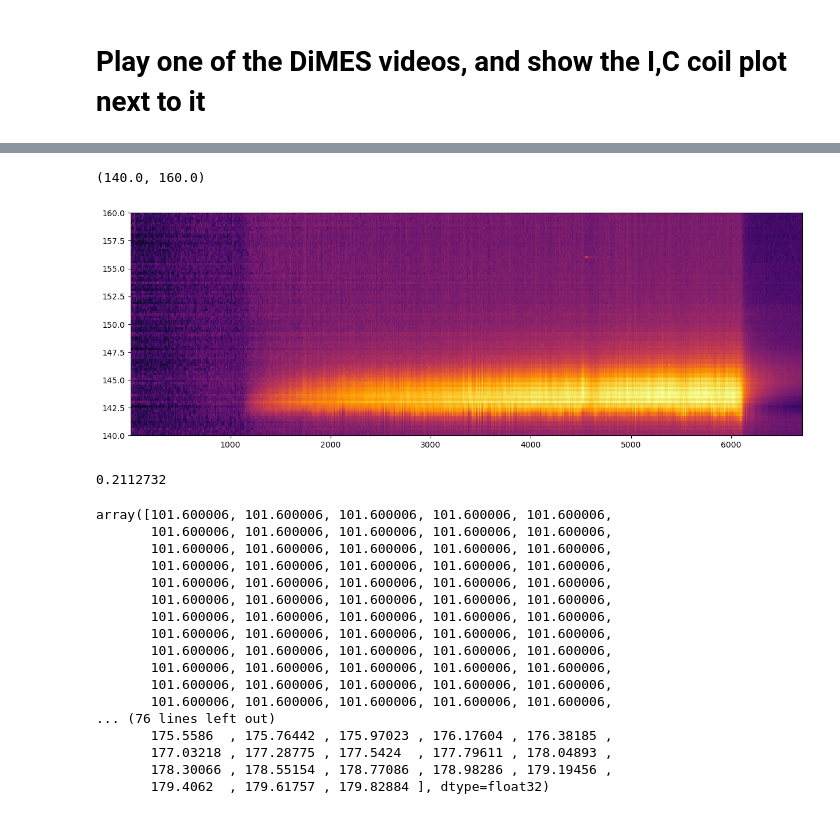
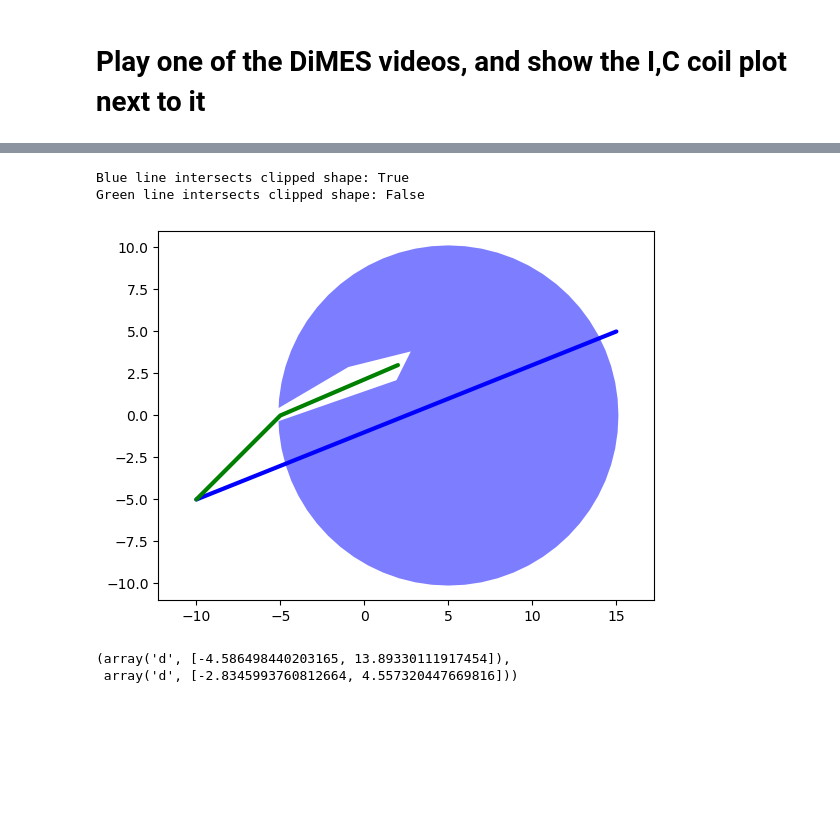
Before and after one commit to as-maan/sol_efc, a Jupyter notebook: DiMES.ipynb, the cells around one changed output, grey strips where cells are left out. Cells and saved outputs as stored; diff of their text form; code cells hidden in the pictures; blank space fills up the shorter version.

```diff
--- a/DiMES.ipynb
+++ b/DiMES.ipynb
@@ -112,37 +134,35 @@ fig.tight_layout()
-# %%
-import read
-import matplotlib.pyplot as plt
-import numpy as np
-x,pos,t,units = read.two_d(192963,'irtvq2dr2')
-# plot the data
-fig, ax = plt.subplots(1,figsize=(15,5))
-ax.pcolormesh(pos,t,np.transpose(x),cmap='inferno')
-# ylim 140 and above
-ax.set_ylim([140,160])
-# %% [output]
-(140.0, 160.0)
-[figure, removed]
-# %%
-t[-1]-t[-2]
-# %% [output]
-0.2112732
-# %%
-t
-# %% [output]
-array([101.600006, 101.600006, 101.600006, 101.600006, 101.600006,
-       101.600006, 101.600006, 101.600006, 101.600006, 101.600006,
-       101.600006, 101.600006, 101.600006, 101.600006, 101.600006,
-       101.600006, 101.600006, 101.600006, 101.600006, 101.600006,
-       101.600006, 101.600006, 101.600006, 101.600006, 101.600006,
-       101.600006, 101.600006, 101.600006, 101.600006, 101.600006,
-       101.600006, 101.600006, 101.600006, 101.600006, 101.600006,
-       101.600006, 101.600006, 101.600006, 101.600006, 101.600006,
-       101.600006, 101.600006, 101.600006, 101.600006, 101.600006,
-       101.600006, 101.600006, 101.600006, 101.600006, 101.600006,
-       101.600006, 101.600006, 101.600006, 101.600006, 101.600006,
-       101.600006, 101.600006, 101.600006, 101.600006, 101.600006,
-... (76 lines left out)
-       175.5586  , 175.76442 , 175.97023 , 176.17604 , 176.38185 ,
-       177.03218 , 177.28775 , 177.5424  , 177.79611 , 178.04893 ,
-       178.30066 , 178.55154 , 178.77086 , 178.98286 , 179.19456 ,
-       179.4062  , 179.61757 , 179.82884 ], dtype=float32)
+# %%
+# https://stackoverflow.com/questions/6050392/determine-if-a-line-segment-intersects-a-polygon
+# modified for python 3, incl. fixes
+import numpy as np
+import matplotlib.pyplot as plt
+import shapely.geometry
+
+circle = shapely.geometry.Point(5.0, 0.0).buffer(10.0)
+clip_poly = shapely.geometry.Polygon([[-9.5, -2], [2, 2], [3, 4], [-1, 3]])
+clipped_shape = circle.difference(clip_poly)
+
+line = shapely.geometry.LineString([[-10, -5], [15, 5]])
+line2 = shapely.geometry.LineString([[-10, -5], [-5, 0], [2, 3]])
+
+print('Blue line intersects clipped shape:', line.intersects(clipped_shape))
+print('Green line intersects clipped shape:', line2.intersects(clipped_shape))
+
+fig = plt.figure()
+ax = fig.add_subplot(111)
+
+ax.plot(*np.array(line.coords.xy), color='blue', linewidth=3, solid_capstyle='round')
+ax.plot(*np.array(line2.coords.xy), color='green', linewidth=3, solid_capstyle='round')
+plt.fill(*np.array(clipped_shape.boundary.coords.xy), facecolor=(0.49,0.49,1), edgecolor=(0.49,0.49,1), linewidth=3)
+ax.axis('equal')
+
+plt.show()
+# %% [output]
+Blue line intersects clipped shape: True
+Green line intersects clipped shape: False
+[figure, added]
+# %%
+line.intersection(clipped_shape).coords.xy
+# %% [output]
+(array('d', [-4.586498440203165, 13.89330111917454]),
+ array('d', [-2.8345993760812664, 4.557320447669816]))
```
Also changed, not shown: parts of 5 cells of this notebook, 1 other file.
